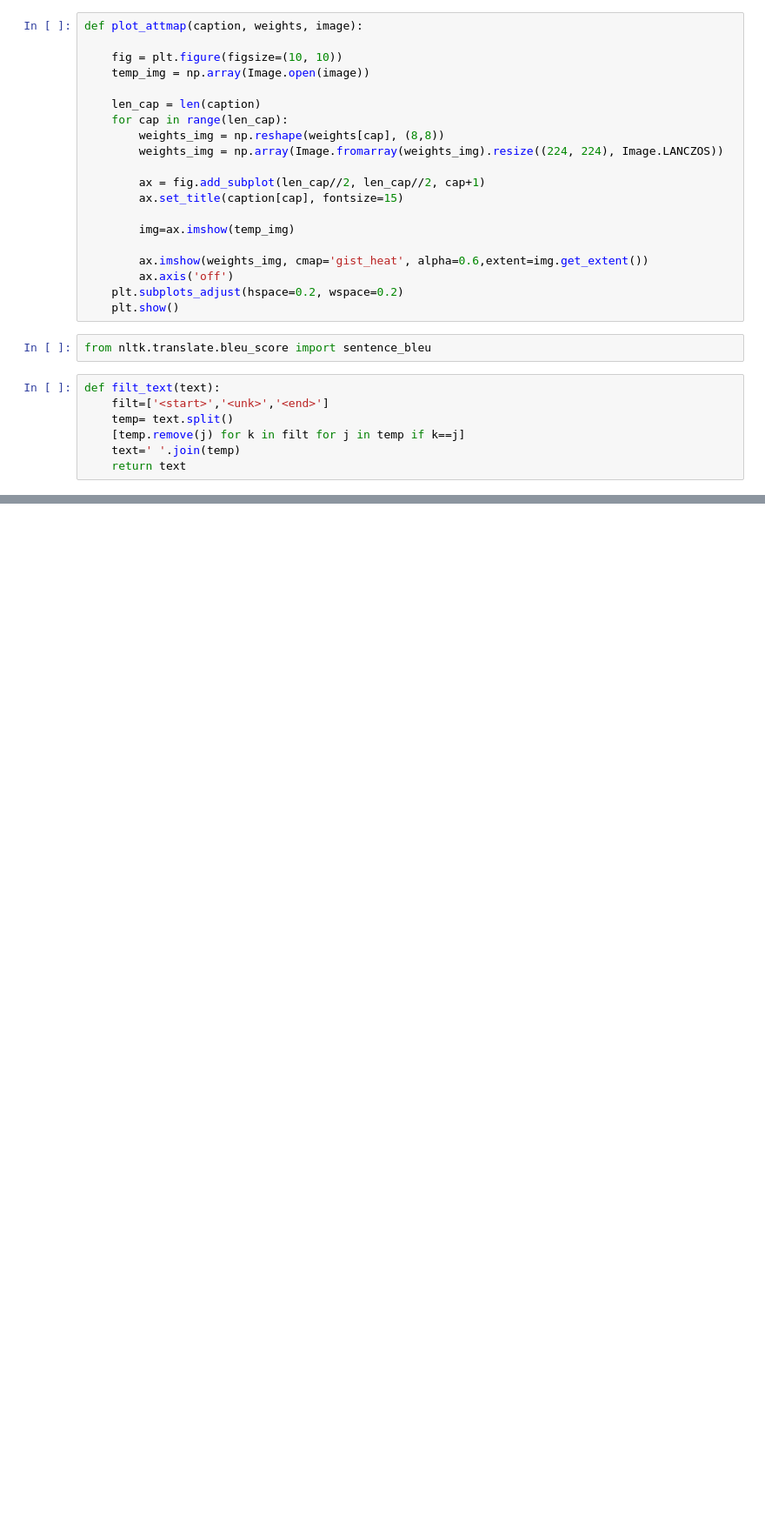
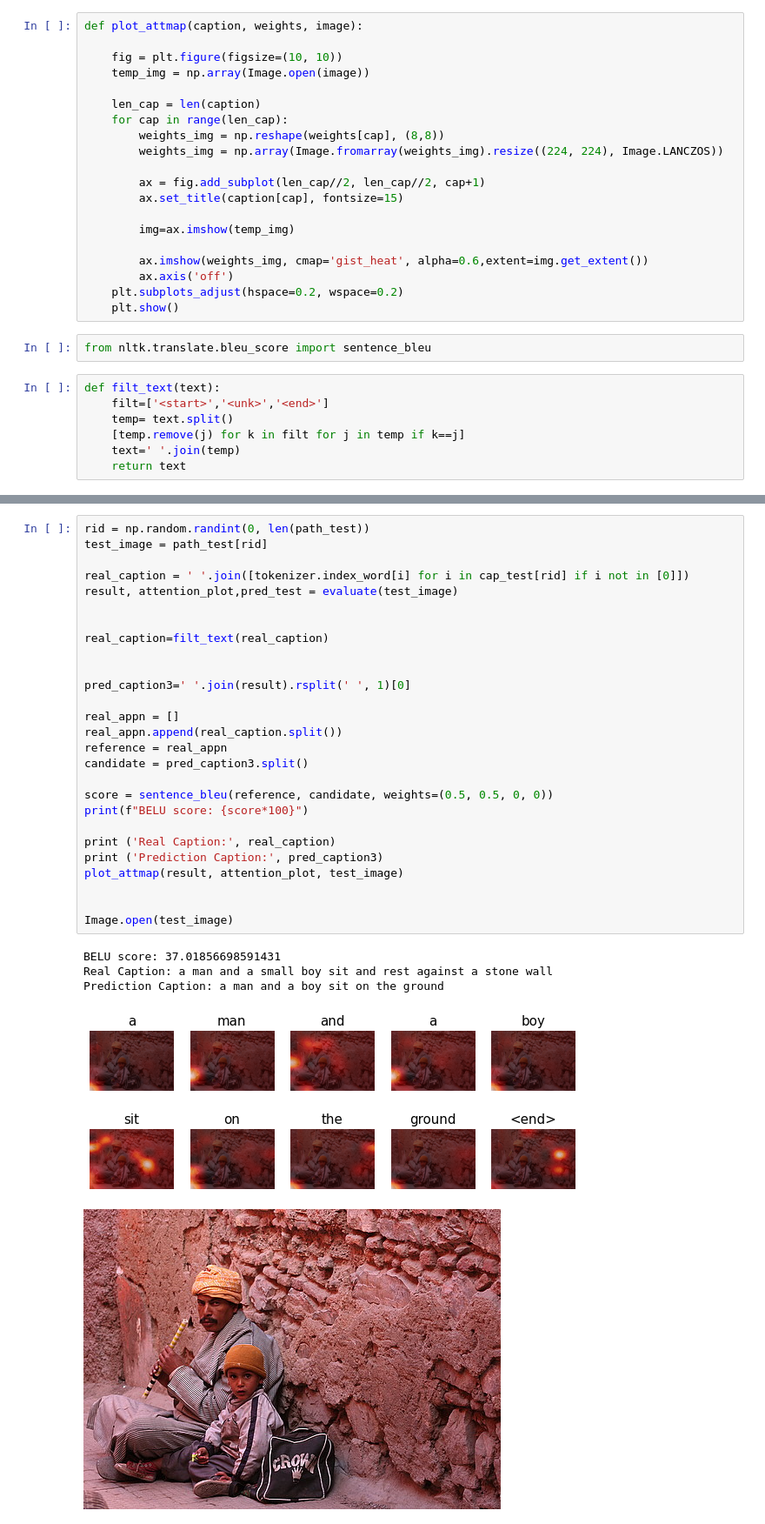
Before and after one commit to yarrasree/Eye_for_Blind, a Jupyter notebook: Eye_for_blind_Starter_code.ipynb, the cells around one changed output, grey strips where cells are left out. Shown at 87% size. Cells and saved outputs as stored; diff of their text form; blank space fills up the shorter version.

```diff
--- a/Eye_for_blind_Starter_code.ipynb
+++ b/Eye_for_blind_Starter_code.ipynb
@@ -685,0 +1093,33 @@ print(captions)
+# %%
+rid = np.random.randint(0, len(path_test))
+test_image = path_test[rid]
+
+real_caption = ' '.join([tokenizer.index_word[i] for i in cap_test[rid] if i not in [0]])
+result, attention_plot,pred_test = evaluate(test_image)
+
+
+real_caption=filt_text(real_caption)
+
+
+pred_caption3=' '.join(result).rsplit(' ', 1)[0]
+
+real_appn = []
+real_appn.append(real_caption.split())
+reference = real_appn
+candidate = pred_caption3.split()
+
+score = sentence_bleu(reference, candidate, weights=(0.5, 0.5, 0, 0))
+print(f"BELU score: {score*100}")
+
+print ('Real Caption:', real_caption)
+print ('Prediction Caption:', pred_caption3)
+plot_attmap(result, attention_plot, test_image)
+
+
+Image.open(test_image)
+# %% [output]
+BELU score: 37.01856698591431
+Real Caption: a man and a small boy sit and rest against a stone wall
+Prediction Caption: a man and a boy sit on the ground
+[figure, added]
+[figure, added]
```
Also changed, not shown: parts of 54 cells of this notebook.
